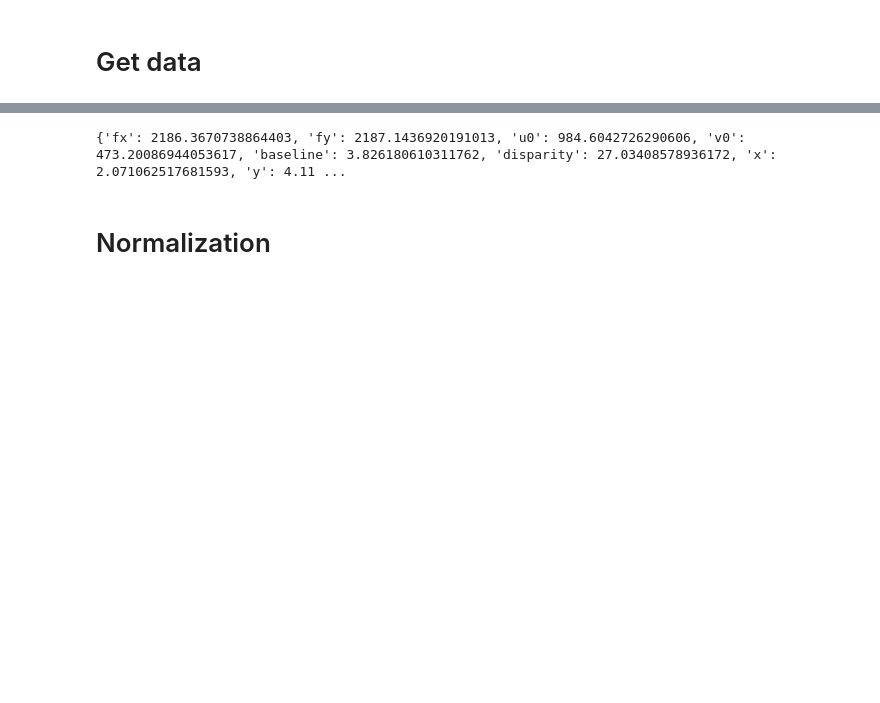
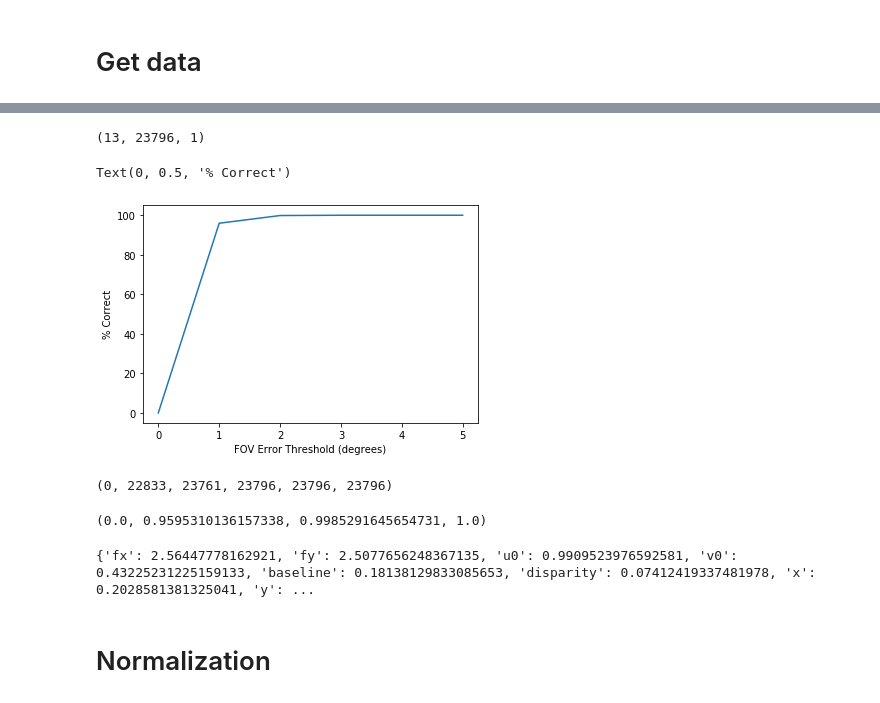
Before and after one commit to thanif/CPL, a Jupyter notebook: MTL-Baseline/mtl-baseline.ipynb, the cells around one changed output, grey strips where cells are left out. Cells and saved outputs as stored; diff of their text form; code cells hidden in the pictures; blank space fills up the shorter version.

```diff
--- a/MTL-Baseline/exp-10-real-data.ipynb
+++ b/MTL-Baseline/mtl-baseline.ipynb
@@ -271,7 +386,7 @@ input_shape = (112, 112, 3)
 
 
 output = model.predict(
-    x=[Left_images, Right_images],
+    x=[Left_images[int(len(Left_images)*0.7):], Right_images[int(len(Left_images)*0.7):]],
     batch_size=16,
     verbose=1
 )
@@ -291,3 +407,71 @@ np.save("../Data/p_cplb_ad.npy", output)
+# %%
+np.shape(output)
+# %% [output]
+(13, 23796, 1)
+# %%
+th_0 = 0
+th_1 = 0
+th_2 = 0
+th_3 = 0
+th_4 = 0
+th_5 = 0
+
+percent_correct = []
+
+k = 55524
+
+for i  in range(np.shape(output)[1]):
+
+    predicted_fov = 2*np.arctan(112/(2*output[0][i][0]))
+    actual_fov = 2*np.arctan(112/(2*Fx[k]))
+
+    if abs(predicted_fov - actual_fov) <= 0:
+
+        th_0 += 1
+
+    if abs(predicted_fov - actual_fov) <= 1:
+
+        th_1 += 1
+
+    if abs(predicted_fov - actual_fov) <= 2:
+
+        th_2 += 1
+
+    if abs(predicted_fov - actual_fov) <= 3:
+
+        th_3 += 1
+
+    if abs(predicted_fov - actual_fov) <= 4:
+
+        th_4 += 1
+
+    if abs(predicted_fov - actual_fov) <= 5:
+
+        th_5 += 1
+
+    k += 1
+
+percent_correct.append(th_0/np.shape(output)[1]*100)
+percent_correct.append(th_1/np.shape(output)[1]*100)
+percent_correct.append(th_2/np.shape(output)[1]*100)
+percent_correct.append(th_3/np.shape(output)[1]*100)
+percent_correct.append(th_4/np.shape(output)[1]*100)
+percent_correct.append(th_5/np.shape(output)[1]*100)
+
+plt.plot([0,1,2,3,4,5],percent_correct)
+plt.xlabel("FOV Error Threshold (degrees)")
+plt.ylabel("% Correct")
+# %% [output]
+Text(0, 0.5, '% Correct')
+[figure, added]
+# %%
+th_0, th_1, th_2, th_3, th_4, th_5
+# %% [output]
+(0, 22833, 23761, 23796, 23796, 23796)
+# %%
+th_0/np.shape(output)[1], th_1/np.shape(output)[1], th_2/np.shape(output)[1], th_3/np.shape(output)[1]
+# %% [output]
+(0.0, 0.9595310136157338, 0.9985291645654731, 1.0)
 # %%
 error = {}
 
@@ -311,7 +495,7 @@ key_counter = 0
 
 for i in error.keys():
 
-    k = 0
+    k = 55524
 
     for j  in range(np.shape(output)[1]):
 
@@ -415,7 +599,7 @@ for i in error.keys():
 
 print (error)
 # %% [output]
-{'fx': 2186.3670738864403, 'fy': 2187.1436920191013, 'u0': 984.6042726290606, 'v0': 473.20086944053617, 'baseline': 3.826180610311762, 'disparity': 27.03408578936172, 'x': 2.071062517681593, 'y': 4.11 ...
+{'fx': 2.56447778162921, 'fy': 2.5077656248367135, 'u0': 0.9909523976592581, 'v0': 0.43225231225159133, 'baseline': 0.18138129833085653, 'disparity': 0.07412419337481978, 'x': 0.2028581381325041, 'y': ...
 # %% [markdown]
 # Normalization
 # %%
```
Also changed, not shown: parts of 20 cells of this notebook, 2 other files.
